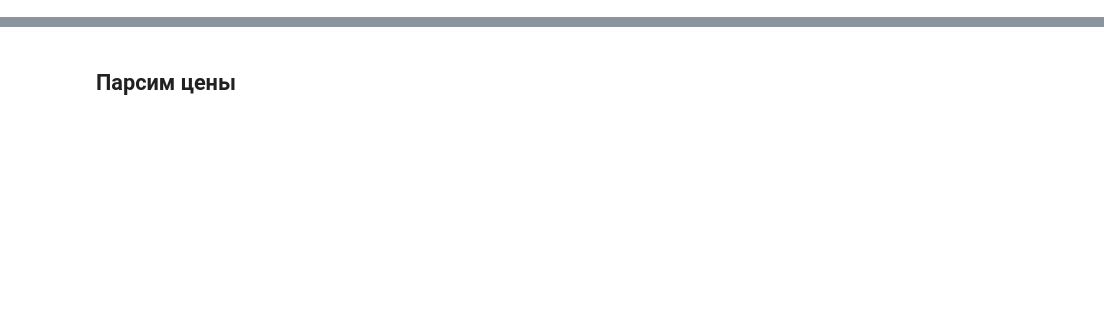
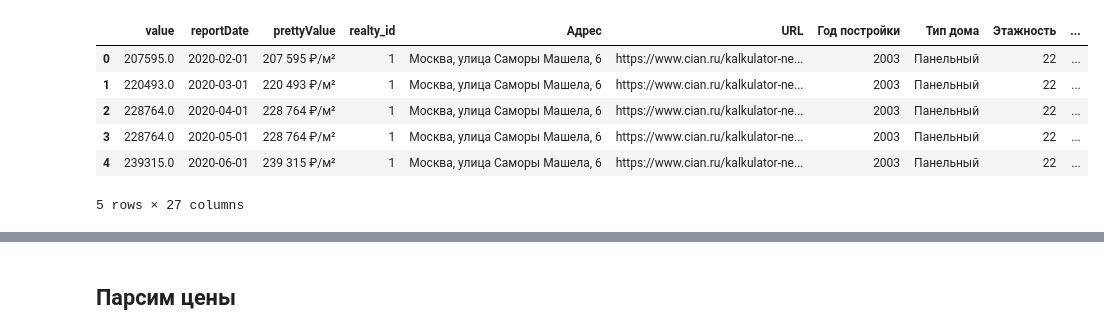
Before and after one commit to andrewch28/Cian, a Jupyter notebook: cian.ipynb, the cells around one changed output, grey strips where cells are left out. Cells and saved outputs as stored; diff of their text form; code cells hidden in the pictures; blank space fills up the shorter version.

```diff
--- a/cian.ipynb
+++ b/cian.ipynb
@@ -6,3 +6,9 @@ import numpy as np
 import time
 import random
 from bs4 import BeautifulSoup
+# %%
+prices_data = pd.read_csv("prices_data.csv")
+house_features = pd.read_csv("house_features.csv")
+metro_data = pd.read_csv("metro_data.csv")
+
+merged_table = pd.read_csv("merged_table.csv")
@@ -8,0 +43,10 @@ from bs4 import BeautifulSoup
+# %%
+merged_table.head()
+# %% [output]
+|  | value | reportDate | prettyValue | realty_id | Адрес | URL | Год постройки | Тип дома | Этажность | ... |
+| 0 | 207595.0 | 2020-02-01 | 207 595 ₽/м² | 1 | Москва, улица Саморы Машела, 6 | https://www.cian.ru/kalkulator-ne... | 2003 | Панельный | 22 | ... |
+| 1 | 220493.0 | 2020-03-01 | 220 493 ₽/м² | 1 | Москва, улица Саморы Машела, 6 | https://www.cian.ru/kalkulator-ne... | 2003 | Панельный | 22 | ... |
+| 2 | 228764.0 | 2020-04-01 | 228 764 ₽/м² | 1 | Москва, улица Саморы Машела, 6 | https://www.cian.ru/kalkulator-ne... | 2003 | Панельный | 22 | ... |
+| 3 | 228764.0 | 2020-05-01 | 228 764 ₽/м² | 1 | Москва, улица Саморы Машела, 6 | https://www.cian.ru/kalkulator-ne... | 2003 | Панельный | 22 | ... |
+| 4 | 239315.0 | 2020-06-01 | 239 315 ₽/м² | 1 | Москва, улица Саморы Машела, 6 | https://www.cian.ru/kalkulator-ne... | 2003 | Панельный | 22 | ... |
+5 rows × 27 columns
```
Also changed, not shown: parts of 22 cells of this notebook, 4 other files.
